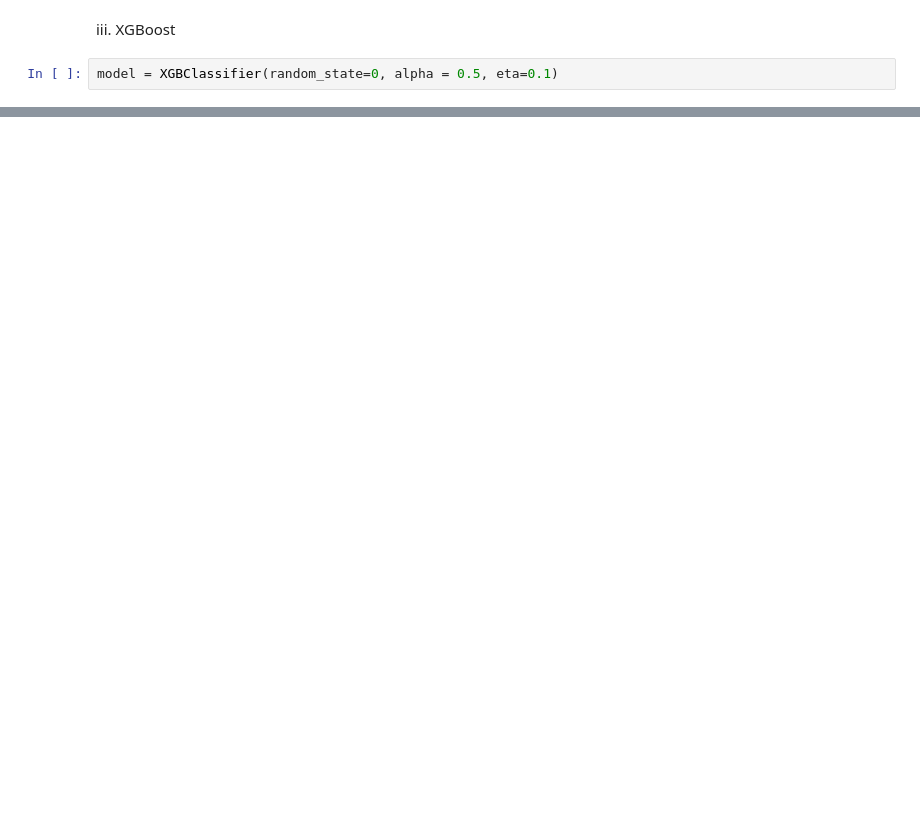
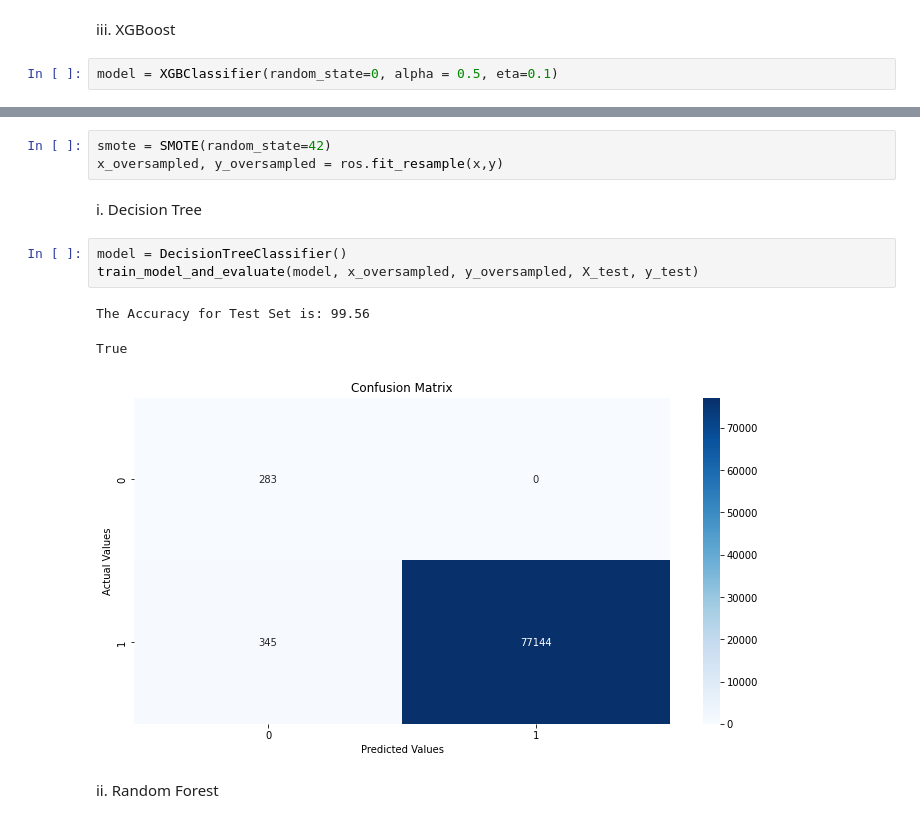
Before and after one commit to ahmedrao/andela_ds_challenge, a Jupyter notebook: Model_Training_V2.ipynb, the cells around one changed output, grey strips where cells are left out. Saved outputs shown, nothing was run; the diff lists cells and outputs as text; blank space fills up the shorter version.

```diff
--- a/Model_Training_V2.ipynb
+++ b/Model_Training_V2.ipynb
@@ -324,0 +323,14 @@ True
+# %%
+smote = SMOTE(random_state=42)
+x_oversampled, y_oversampled = ros.fit_resample(x,y)
+# %% [markdown]
+i. Decision Tree
+# %%
+model = DecisionTreeClassifier()
+train_model_and_evaluate(model, x_oversampled, y_oversampled, X_test, y_test)
+# %% [output]
+The Accuracy for Test Set is: 99.56
+True
+[figure, added]
+# %% [markdown]
+ii. Random Forest
```
Also changed, not shown: parts of 29 cells of this notebook, 1 other file.
